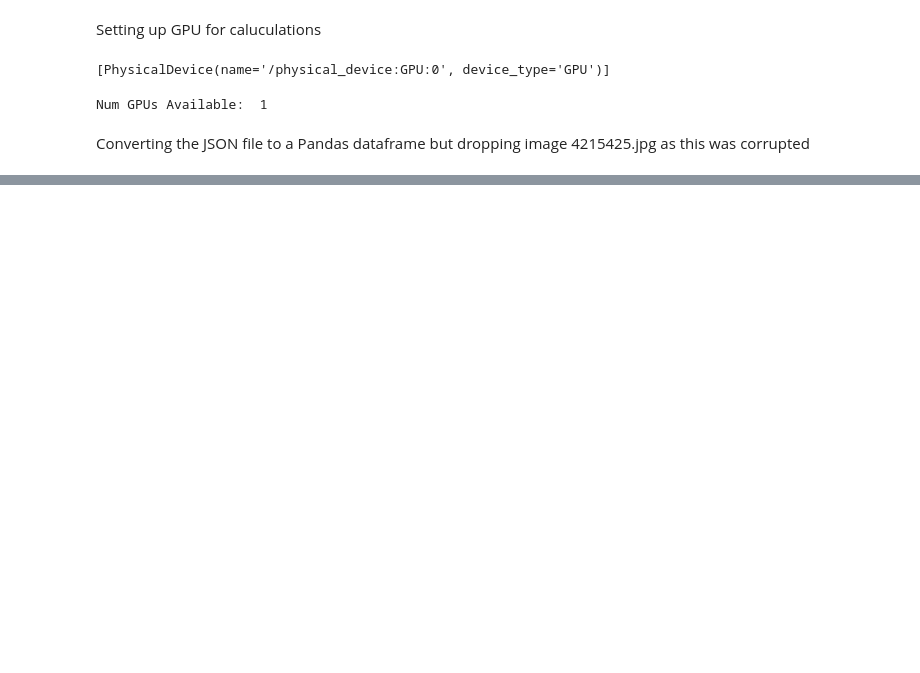
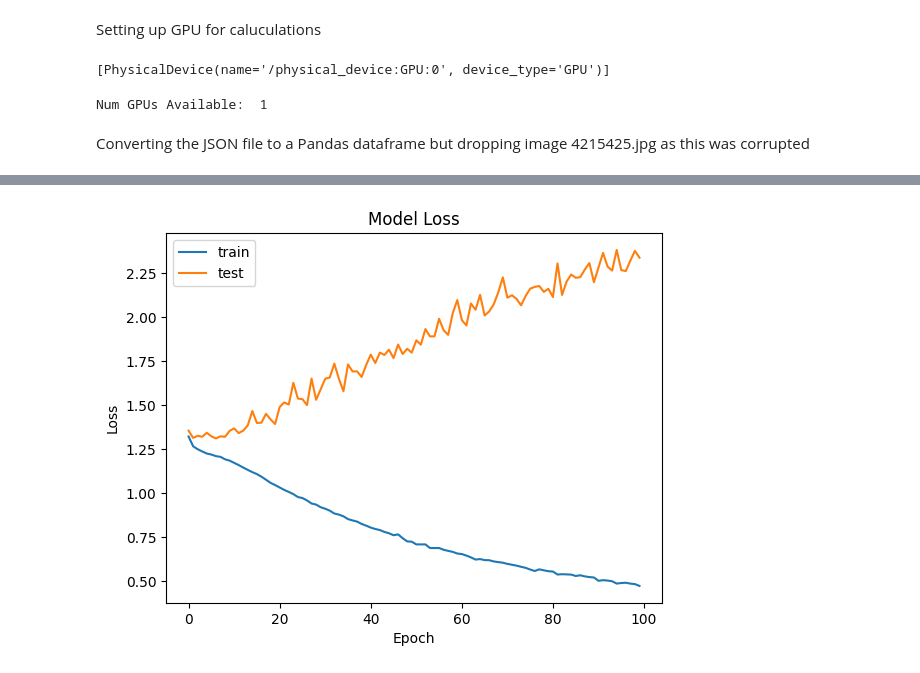
Before and after one commit to TomLeppens99/ADA-Assignment2, a Jupyter notebook: Image_detection.ipynb, the cells around one changed output, grey strips where cells are left out. Saved outputs shown, nothing was run; the diff lists cells and outputs as text; code cells hidden in the pictures; blank space fills up the shorter version.

```diff
--- a/Image_detection.ipynb
+++ b/Image_detection.ipynb
@@ -82,3 +101,4 @@ labels.head()
 # %%
-train_path = r'C:\Users\Gebruiker\Documents\DataScience\ADA\Project\Food\images\train'
-test_path = r'C:\Users\Gebruiker\Documents\DataScience\ADA\Project\Food\images\test'
+train_path = r'C:\Users\Gebruiker\Documents\DataScience\ADA\Project\Food\images\train_2'
+test_path = r'C:\Users\Gebruiker\Documents\DataScience\ADA\Project\Food\images\test_2'
+valid_path = r'C:\Users\Gebruiker\Documents\DataScience\ADA\Project\Food\images\valid_2'
@@ -161,0 +268,11 @@ Epoch 1/3
+# %%
+# Plot the loss and validation loss over epochs
+plt.plot(history.history['loss'], label='train')
+plt.plot(history.history['val_loss'], label='test')
+plt.title('Model Loss')
+plt.xlabel('Epoch')
+plt.ylabel('Loss')
+plt.legend()
+plt.show()
+# %% [output]
+[figure, added]
```
Also changed, not shown: parts of 20 cells of this notebook.
